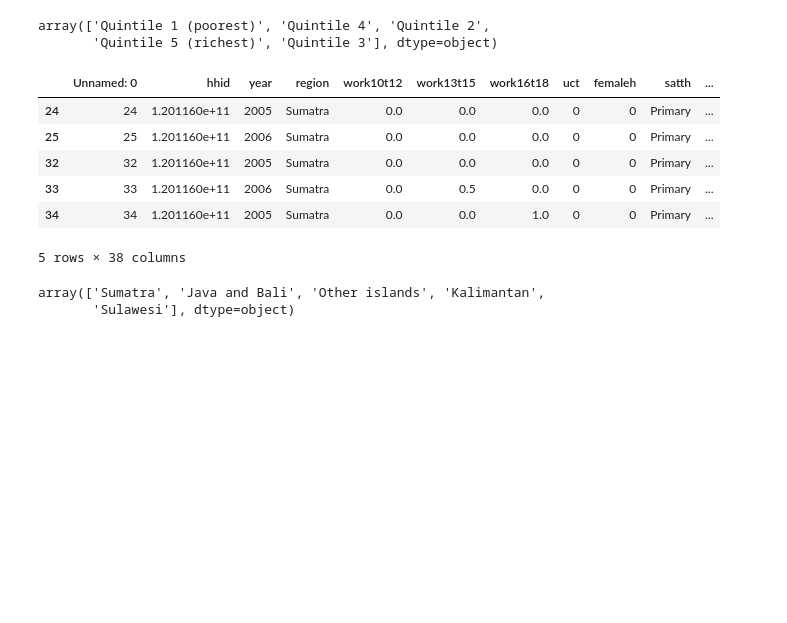
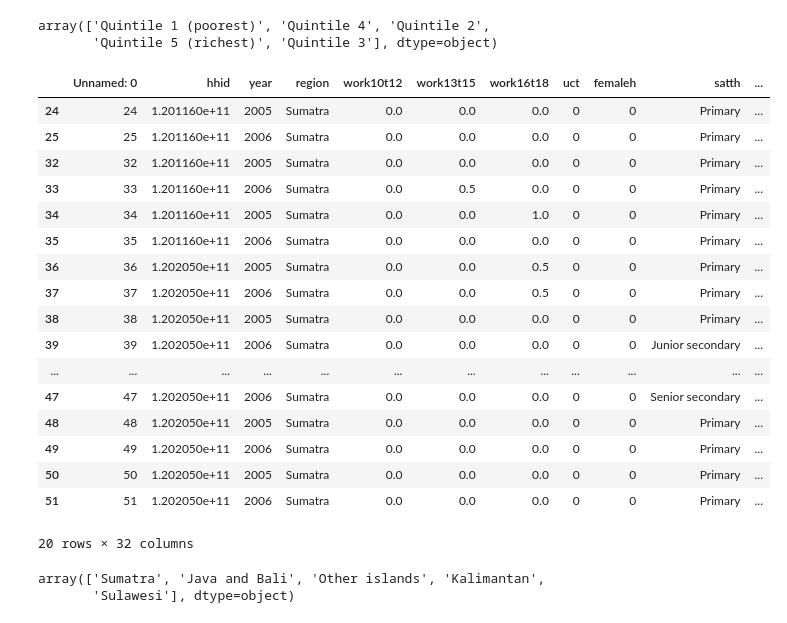
Before and after one commit to Laurie1990/Project3, a Jupyter notebook: 02_data_cleaning_preprocessing.ipynb, the cells around one changed output. Cells and saved outputs as stored; diff of their text form; code cells hidden in the pictures; blank space fills up the shorter version.

Commit message:
edited dummy variable columns, implemented RFE

```diff
--- a/data_cleaning_preprocessing.ipynb
+++ b/02_data_cleaning_preprocessing.ipynb
@@ -99,0 +96,2 @@ household_data['Senior secondary'] = np.where(household_data['satth']=='Senior s
+# %%
+household_data.loc[(household_data['satth'] == 'No education completed') | (household_data['satth'] == 'Primary'), 'Low_education'] = 1
@@ -100,3 +102,5 @@ household_data['Senior secondary'] = np.where(household_data['satth']=='Senior s
+# %%
+household_data.loc[(household_data['satth'] == 'Junior secondary') | (household_data['satth'] == 'Senior secondary')|(household_data['satth'] == 'Higher'), 'Low_education'] = 0
 # %%
 #Turn variable rural, which records whether a household rural or urban into a dummy variable
 household_data['rural'] = household_data['rural'].map({'Rural': 1, 'Urban': 0})
@@ -107,25 +111,37 @@ household_data.quint.unique()
 # %% [output]
 array(['Quintile 1 (poorest)', 'Quintile 4', 'Quintile 2',
        'Quintile 5 (richest)', 'Quintile 3'], dtype=object)
+# %%
+household_data.loc[(household_data['quint'] == 'Quintile 1 (poorest)'), 'Low_income'] = 1
+household_data.loc[(household_data['quint'] == 'Quintile 2') | (household_data['quint'] == 'Quintile 3') | (household_data['quint'] == 'Quintile 4')|(household_data['quint'] == 'Quintile 5 (richest)'), 'Low_income'] = 0
 # %%
 #Similar to education attainment, we will create n-1 dummy variables for income quintiles
 #We will drop the final quintil, Quintile 5, the group with the highest income.
-household_data['Quintile 1'] = np.where(household_data['quint']=='Quintile 1 (poorest)', 1, 0)
-household_data['Quintile 2'] = np.where(household_data['quint']=='Quintile 2', 1, 0)
-household_data['Quintile 3'] = np.where(household_data['quint']=='Quintile 3', 1, 0)
-household_data['Quintile 4'] = np.where(household_data['quint']=='Quintile 4', 1, 0)
+#household_data['Low_income'] = np.where(household_data['quint']=='Quintile 1 (poorest)', 1, 0)
+#household_data['Low_income'] = np.where(household_data['quint']=='Quintile 2', 1, 0)
 # %%
 #household_data = pd.get_dummies(household_data, columns = ['satth'], prefix='', prefix_sep='')
 # %%
-household_data.head()
+household_data.head(20)
 # %% [output]
 |  | Unnamed: 0 | hhid | year | region | work10t12 | work13t15 | work16t18 | uct | femaleh | satth | ... |
 | 24 | 24 | 1.201160e+11 | 2005 | Sumatra | 0.0 | 0.0 | 0.0 | 0 | 0 | Primary | ... |
 | 25 | 25 | 1.201160e+11 | 2006 | Sumatra | 0.0 | 0.0 | 0.0 | 0 | 0 | Primary | ... |
 | 32 | 32 | 1.201160e+11 | 2005 | Sumatra | 0.0 | 0.0 | 0.0 | 0 | 0 | Primary | ... |
 | 33 | 33 | 1.201160e+11 | 2006 | Sumatra | 0.0 | 0.5 | 0.0 | 0 | 0 | Primary | ... |
 | 34 | 34 | 1.201160e+11 | 2005 | Sumatra | 0.0 | 0.0 | 1.0 | 0 | 0 | Primary | ... |
+| 35 | 35 | 1.201160e+11 | 2006 | Sumatra | 0.0 | 0.0 | 0.0 | 0 | 0 | Primary | ... |
+| 36 | 36 | 1.202050e+11 | 2005 | Sumatra | 0.0 | 0.0 | 0.5 | 0 | 0 | Primary | ... |
+| 37 | 37 | 1.202050e+11 | 2006 | Sumatra | 0.0 | 0.0 | 0.5 | 0 | 0 | Primary | ... |
+| 38 | 38 | 1.202050e+11 | 2005 | Sumatra | 0.0 | 0.0 | 0.0 | 0 | 0 | Primary | ... |
+| 39 | 39 | 1.202050e+11 | 2006 | Sumatra | 0.0 | 0.0 | 0.0 | 0 | 0 | Junior secondary | ... |
+| ... | ... | ... | ... | ... | ... | ... | ... | ... | ... | ... | ... |
+| 47 | 47 | 1.202050e+11 | 2006 | Sumatra | 0.0 | 0.0 | 0.0 | 0 | 0 | Senior secondary | ... |
+| 48 | 48 | 1.202050e+11 | 2005 | Sumatra | 0.0 | 0.0 | 0.0 | 0 | 0 | Primary | ... |
+| 49 | 49 | 1.202050e+11 | 2006 | Sumatra | 0.0 | 0.0 | 0.0 | 0 | 0 | Primary | ... |
+| 50 | 50 | 1.202050e+11 | 2005 | Sumatra | 0.0 | 0.0 | 0.0 | 0 | 0 | Primary | ... |
+| 51 | 51 | 1.202050e+11 | 2006 | Sumatra | 0.0 | 0.0 | 0.0 | 0 | 0 | Primary | ... |
-5 rows × 38 columns
+20 rows × 32 columns
 # %%
 #In a similar fashion, we will now convert the various Indonesion provinces in variable Region into a series of dummy variables
 household_data.region.unique()
```
Also changed, not shown: parts of 7 cells of this notebook, 4 other files.
